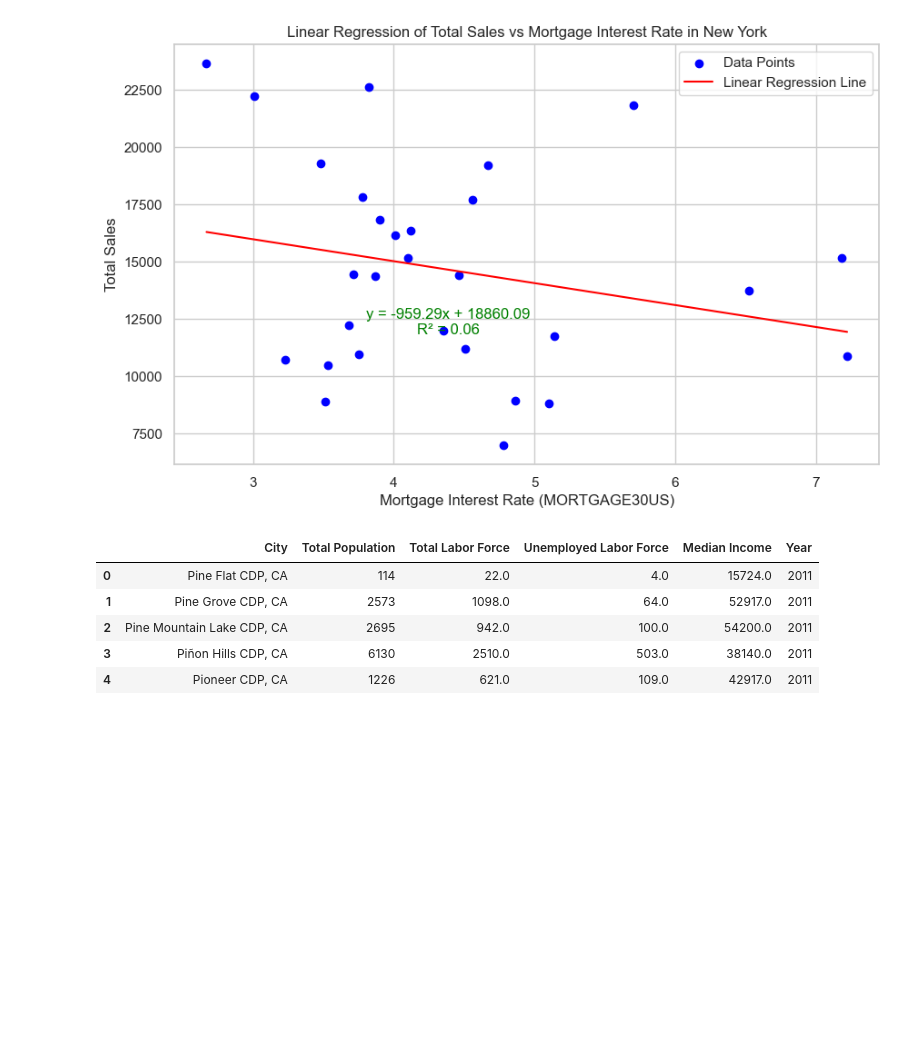
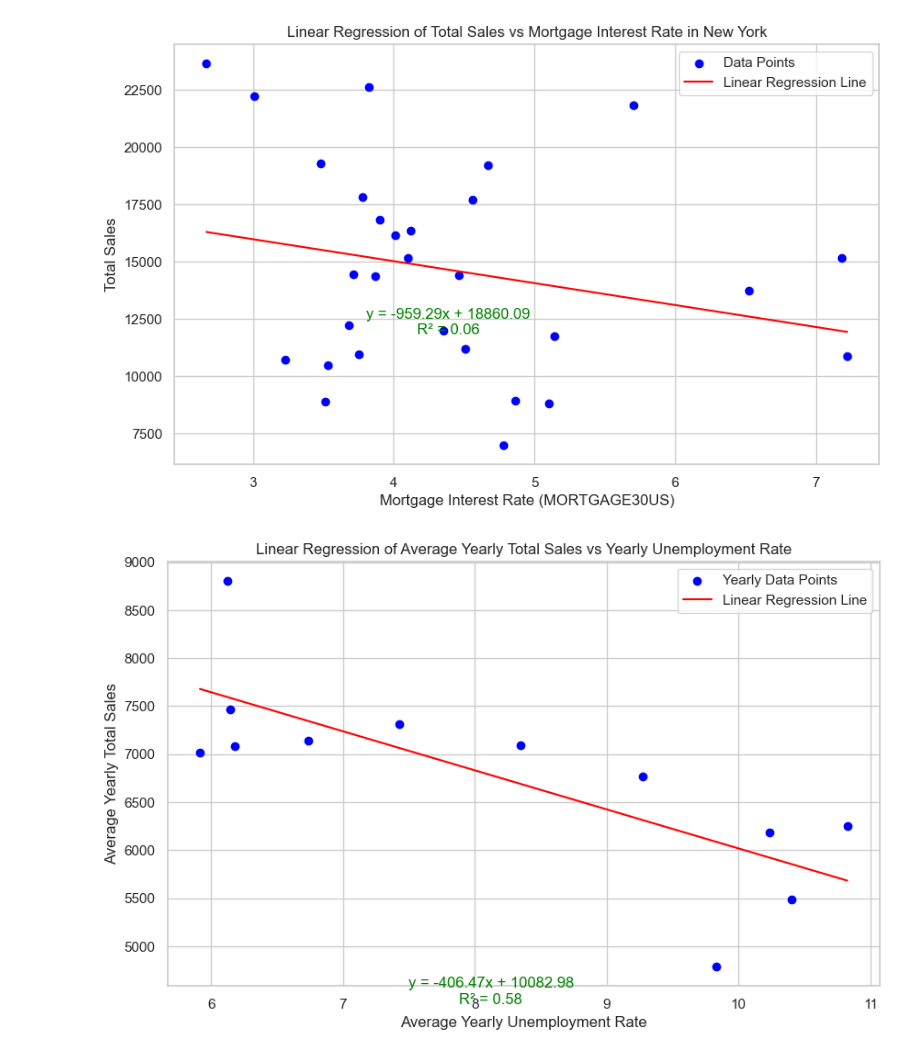
Before and after one commit to Ishicka/The-Seven, a Jupyter notebook: sam-plot_data.ipynb, the cells around one changed output. Drawn from its saved outputs; the diff is of its cells as text; code cells hidden in the pictures; blank space fills up the shorter version.

Commit message:
plots look good

```diff
--- a/sam-plot_data.ipynb
+++ b/sam-plot_data.ipynb
@@ -205,15 +248,35 @@ plt.grid(True)
 plt.show()
 # %% [output]
 [figure]
-# %%
-# Load new data
-df2 = pd.read_csv('sam-resources/census_data_2009-2022ksada.csv')
-
-df2.head()
-# %% [output]
-|  | City | Total Population | Total Labor Force | Unemployed Labor Force | Median Income | Year |
-| 0 | Pine Flat CDP, CA | 114 | 22.0 | 4.0 | 15724.0 | 2011 |
-| 1 | Pine Grove CDP, CA | 2573 | 1098.0 | 64.0 | 52917.0 | 2011 |
-| 2 | Pine Mountain Lake CDP, CA | 2695 | 942.0 | 100.0 | 54200.0 | 2011 |
-| 3 | Piñon Hills CDP, CA | 6130 | 2510.0 | 503.0 | 38140.0 | 2011 |
-| 4 | Pioneer CDP, CA | 1226 | 621.0 | 109.0 | 42917.0 | 2011 |
+# %%
+# First, we need to calculate the average yearly total sales and the average yearly unemployment rate
+yearly_data = data.groupby('Year').agg({'SalesTotal': 'mean', 'Unemployment Rate': 'mean'}).dropna()
+
+# Performing linear regression on average yearly total sales vs average yearly unemployment rate
+slope_yearly, intercept_yearly, r_value_yearly, _, _ = stats.linregress(yearly_data['Unemployment Rate'], yearly_data['SalesTotal'])
+
+# Preparing data for the regression line plot
+X_yearly_unemployment = yearly_data['Unemployment Rate'].values
+y_yearly_sales = yearly_data['SalesTotal'].values
+X_yearly_unemployment_pred = np.linspace(X_yearly_unemployment.min(), X_yearly_unemployment.max(), 100)
+y_yearly_sales_pred = slope_yearly * X_yearly_unemployment_pred + intercept_yearly
+
+# Plotting average yearly total sales vs average yearly unemployment rate with linear regression
+plt.figure(figsize=(10, 6))
+plt.scatter(X_yearly_unemployment, y_yearly_sales, color='blue', label='Yearly Data Points')
+plt.plot(X_yearly_unemployment_pred, y_yearly_sales_pred, color='red', label='Linear Regression Line')
+
+# Adding regression information in the plot
+regression_info_yearly = f'y = {slope_yearly:.2f}x + {intercept_yearly:.2f}\nR² = {r_value_yearly**2:.2f}'
+plt.text(X_yearly_unemployment.mean(), y_yearly_sales.max() * 0.5, regression_info_yearly, fontsize=12, ha='center', color='green')
+
+plt.title('Linear Regression of Average Yearly Total Sales vs Yearly Unemployment Rate')
+plt.xlabel('Average Yearly Unemployment Rate')
+plt.ylabel('Average Yearly Total Sales')
+plt.legend()
+plt.grid(True)
+plt.savefig('png/Linear Regression of Average Yearly Total Sales vs Yearly Unemployment Rate.png', dpi = 300)
+
+plt.show()
+# %% [output]
+[figure, added]
```
Also changed, not shown: parts of 13 cells of this notebook, 1 other file.
